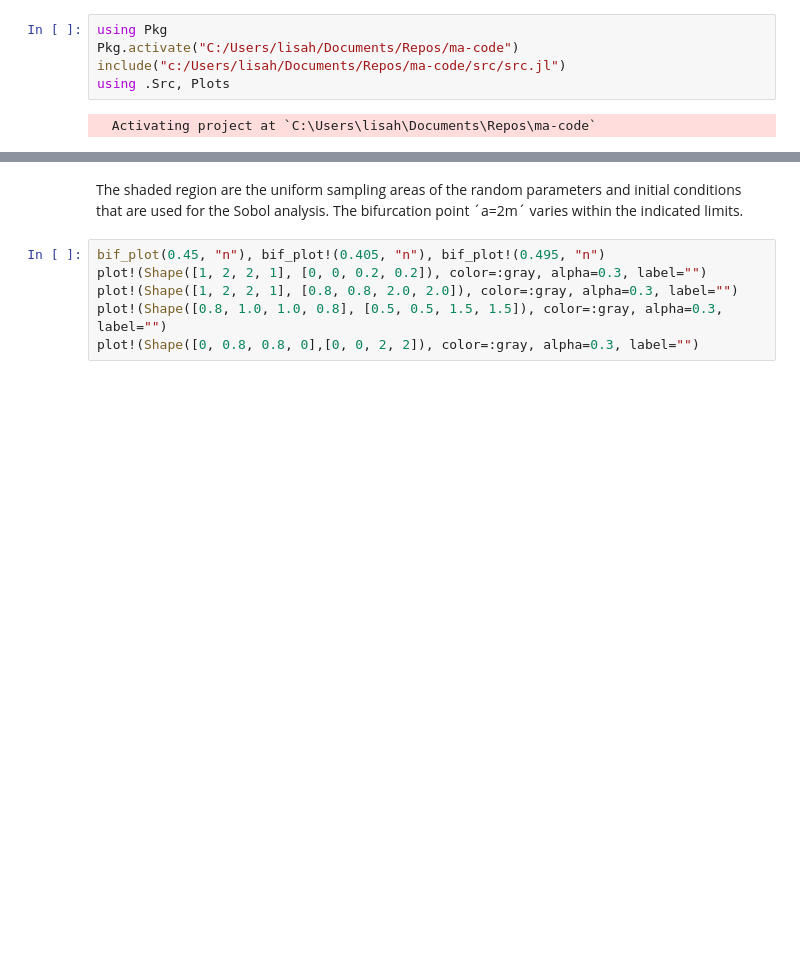
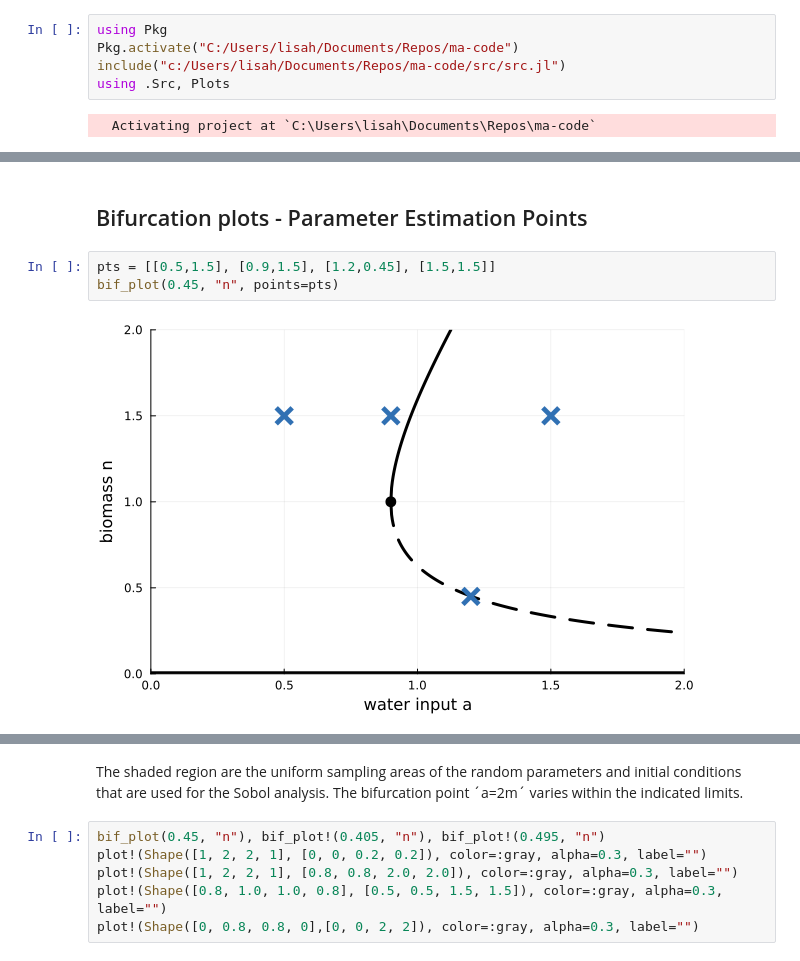
Before and after one commit to lisab00/ma-code, a Jupyter notebook: notebooks/playground/bifurcation_diagrams.ipynb, the cells around one changed output, grey strips where cells are left out. Cells and saved outputs as stored; diff of their text form; blank space fills up the shorter version.

Commit message:
bif. plots

```diff
--- a/notebooks/playground/bifurcation_diagrams.ipynb
+++ b/notebooks/playground/bifurcation_diagrams.ipynb
@@ -102,0 +8,7 @@ bif_plot! (generic function with 1 method)
+# %% [markdown]
+## Bifurcation plots - Parameter Estimation Points
+# %%
+pts = [[0.5,1.5], [0.9,1.5], [1.2,0.45], [1.5,1.5]]
+bif_plot(0.45, "n", points=pts)
+# %% [output]
+[figure, added]
```
Also changed, not shown: parts of 6 cells of this notebook, 1 other file.
